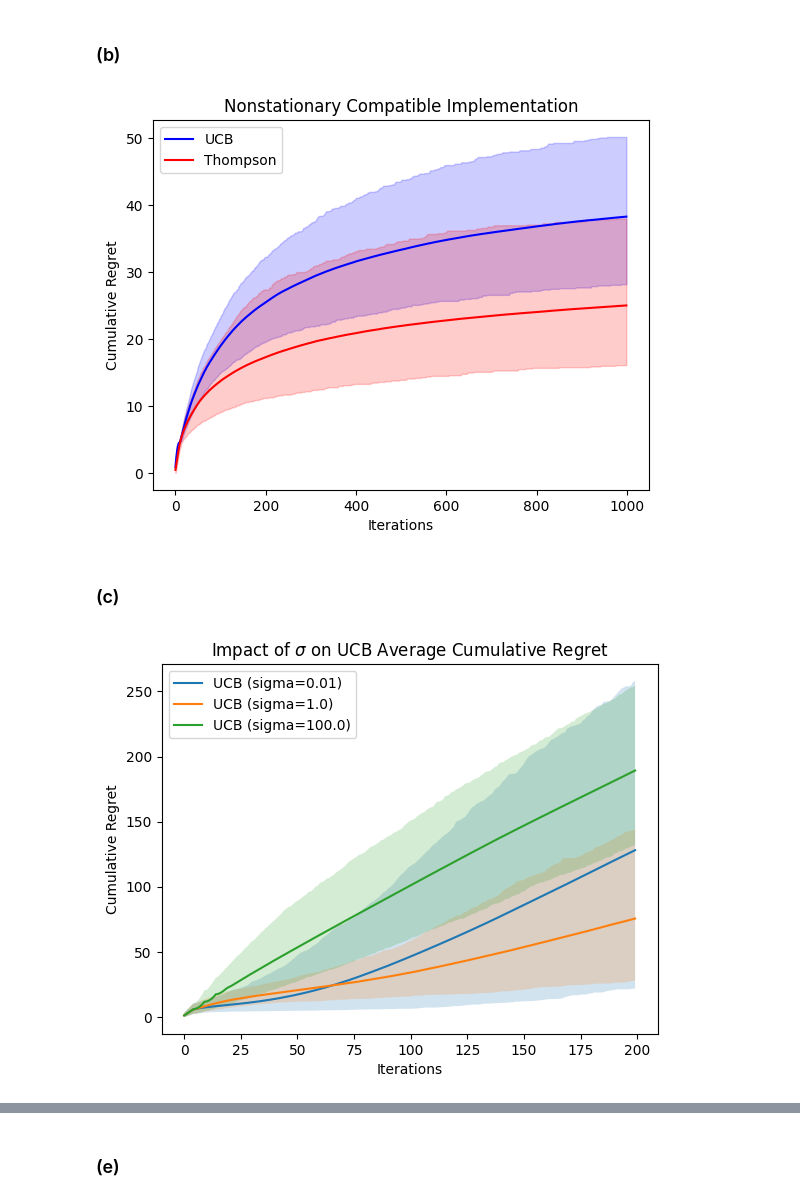
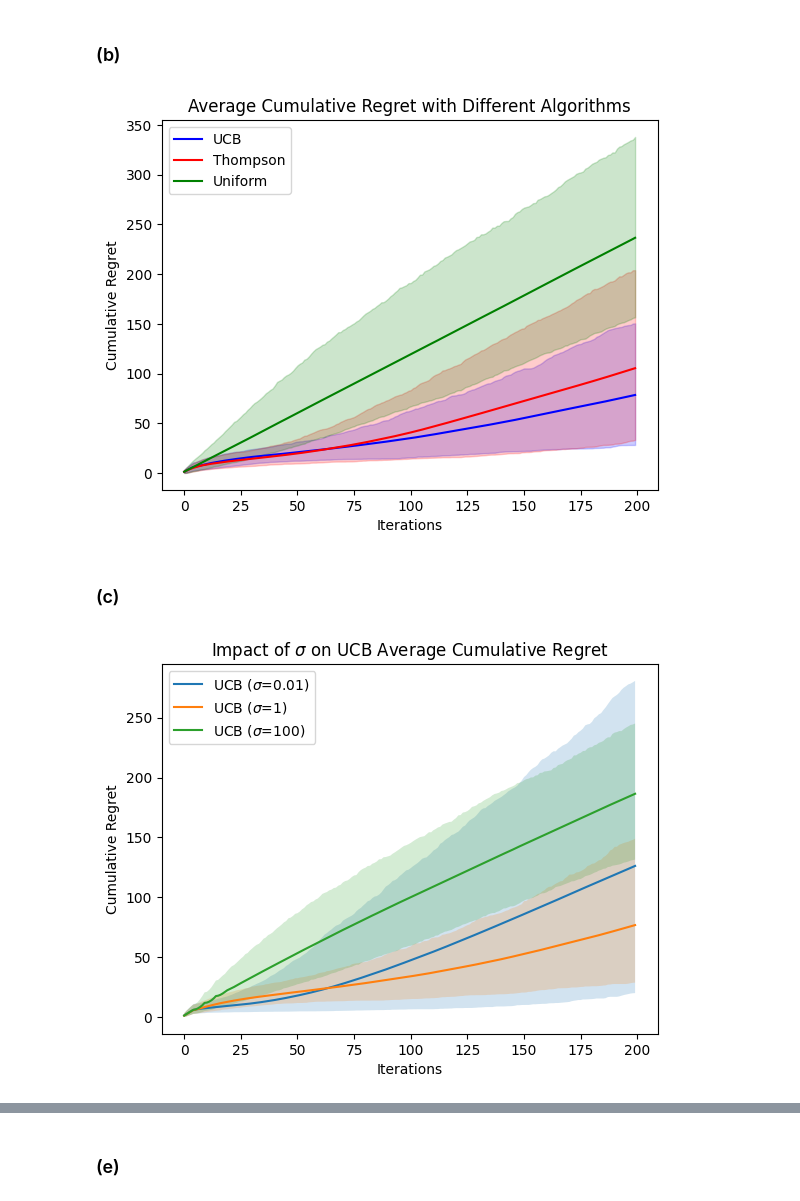
Before and after one commit to loggedin/reinforcement-learning, a Jupyter notebook: Nonstationary_Environment.ipynb, the cells around one changed output, grey strips where cells are left out. Cells and saved outputs as stored; diff of their text form; code cells hidden in the pictures.

Commit message:
run with figure outputs

```diff
--- a/Nonstationary_Environment.ipynb
+++ b/Nonstationary_Environment.ipynb
@@ -155,7 +154,12 @@ def UniformSampling(arms, T):
 # %%
 T, K, sigma = 200, 5, 1
 
-#array = np.tile(np.arange(0.1, 1.1, 0.1), (1000, 1)).T
+# Uncomment lines below in checks where we generate an equivalent environment to bandits_env1 from the week 4 lab
+# sigma = 0.1
+# mean_rewards = np.tile(np.arange(0.1, 1.1, 0.1), (1000, 1)).T
+# Make sure to also
+#     - Edit the sample function in the Arm class to return self.mu_t_a[t] + np.random.normal(0, np.sqrt(0.1))
+#     - Comment mean_rewards = generate_mean_rewards() in the for loop below
 
 regrets = np.zeros((1000, T))
 for sim in range(1000):
@@ -173,42 +177,42 @@ plt.plot(mean_regrets, label='UCB', color='b')
 plt.fill_between(np.arange(T), CB5, CB95, alpha=0.2, color='b')
 
 regrets = np.zeros((1000, T))
 standard_priors = np.tile(np.array([0, 10]), (K, 1))
 for sim in range(1000):
     mean_rewards = generate_mean_rewards()
     bandits_env = GetArms(K, mean_rewards, sigma)
     regrets[sim] = np.cumsum(ThompsonSampling_Gaussian(bandits_env, standard_priors, T)[1])
 mean_regrets = np.mean(regrets, axis=0)
 sorted_regrets = np.sort(regrets, axis=0)
 CB95 = sorted_regrets[949]
 CB5 = sorted_regrets[49]
 plt.plot(mean_regrets, label='Thompson', color='r')
 plt.fill_between(np.arange(T), CB5, CB95, alpha=0.2, color='r')
 
 regrets = np.zeros((1000, T))
 for sim in range(1000):
     mean_rewards = generate_mean_rewards()
     bandits_env = GetArms(K, mean_rewards, sigma)
     regrets[sim] = np.cumsum(UniformSampling(bandits_env, T)[1])
 mean_regrets = np.mean(regrets, axis=0)
 sorted_regrets = np.sort(regrets, axis=0)
 CB95 = sorted_regrets[949]
 CB5 = sorted_regrets[49]
-plt.plot(mean_regrets, label='Uniform Sampling', color='g')
+plt.plot(mean_regrets, label='Uniform', color='g')
 plt.fill_between(np.arange(T), CB5, CB95, alpha=0.2, color='g')
 
 plt.legend(loc='upper left')
 plt.xlabel('Iterations')
 plt.ylabel('Cumulative Regret')
-plt.title('Nonstationary Compatible Implementation')
-plt.show()
+plt.title('Average Cumulative Regret with Different Algorithms')
+plt.savefig('2b_1.png', dpi=300)
 # %% [output]
-[figure, old version]
+[figure, new version]
 # %% [markdown]
 ### (c)
 # %%
 T, K = 200, 5
-sigmas = [0.01, 1.0, 100.0]
+sigmas = [0.01, 1, 100]
 
 for sigma in sigmas:
     regrets = np.zeros((1000, T))
@@ -223,7 +227,7 @@ for sigma in sigmas:
     sorted_regrets = np.sort(regrets, axis=0)
     CB95 = sorted_regrets[949]
     CB5 = sorted_regrets[49]
-    plt.plot(mean_regrets, label=f'UCB (sigma={sigma})')
+    plt.plot(mean_regrets, label=rf'UCB ($\sigma$={sigma})')
     plt.fill_between(np.arange(T), CB5, CB95, alpha=0.2)
 
 plt.legend(loc='upper left')
@@ -232,7 +236,7 @@ plt.ylabel('Cumulative Regret')
 plt.title(r'Impact of $\sigma$ on UCB Average Cumulative Regret')
 plt.savefig('2c_1', dpi=300)
 # %% [output]
-[figure, old version]
+[figure, new version]
 # %%
 T, K = 200, 5
 sigmas = np.logspace(-2, 2, num=9)
```
Also changed, not shown: parts of 8 cells of this notebook.
